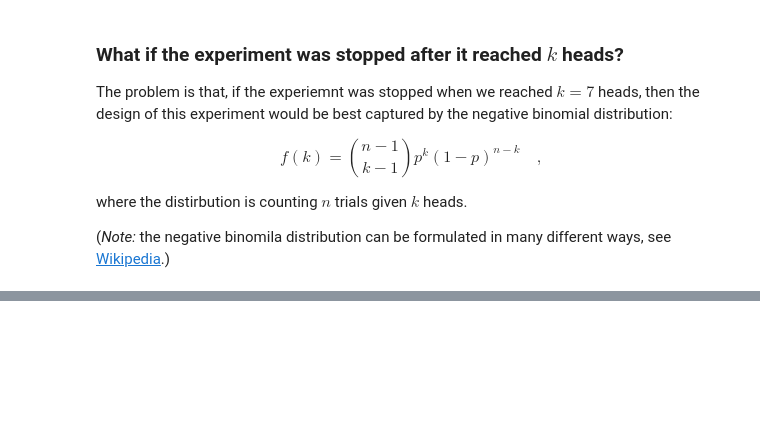
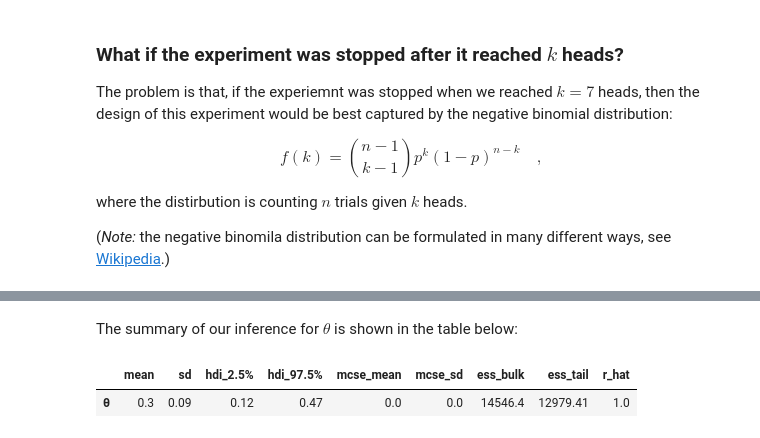
Before and after one commit to Kalirad/BayesianReveries, a Jupyter notebook: _build/jupyter_execute/ch01.ipynb, the cells around one changed output, grey strips where cells are left out. Saved outputs shown, nothing was run; the diff lists cells and outputs as text; code cells hidden in the pictures; blank space fills up the shorter version.

```diff
--- a/_build/jupyter_execute/ch01.ipynb
+++ b/_build/jupyter_execute/ch01.ipynb
@@ -121,0 +190,7 @@ Strangely, with the negative binomial distribution, we can know reject the null
+# %% [markdown]
+The summary of our inference for $\theta$ is shown in the table below:
+# %%
+az.summary(trace, round_to=2, hdi_prob=0.95)
+# %% [output]
+|  | mean | sd | hdi_2.5% | hdi_97.5% | mcse_mean | mcse_sd | ess_bulk | ess_tail | r_hat |
+| θ | 0.3 | 0.09 | 0.12 | 0.47 | 0.0 | 0.0 | 14546.4 | 12979.41 | 1.0 |
```
Also changed, not shown: parts of 9 cells of this notebook, 14 other files.
